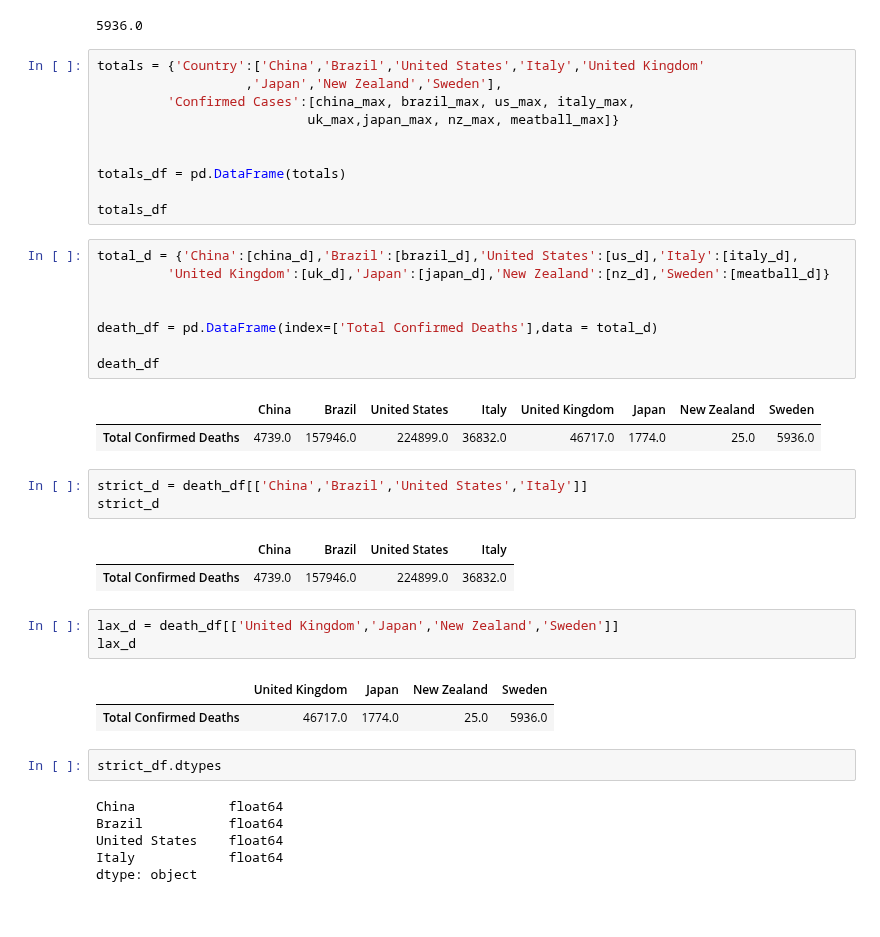
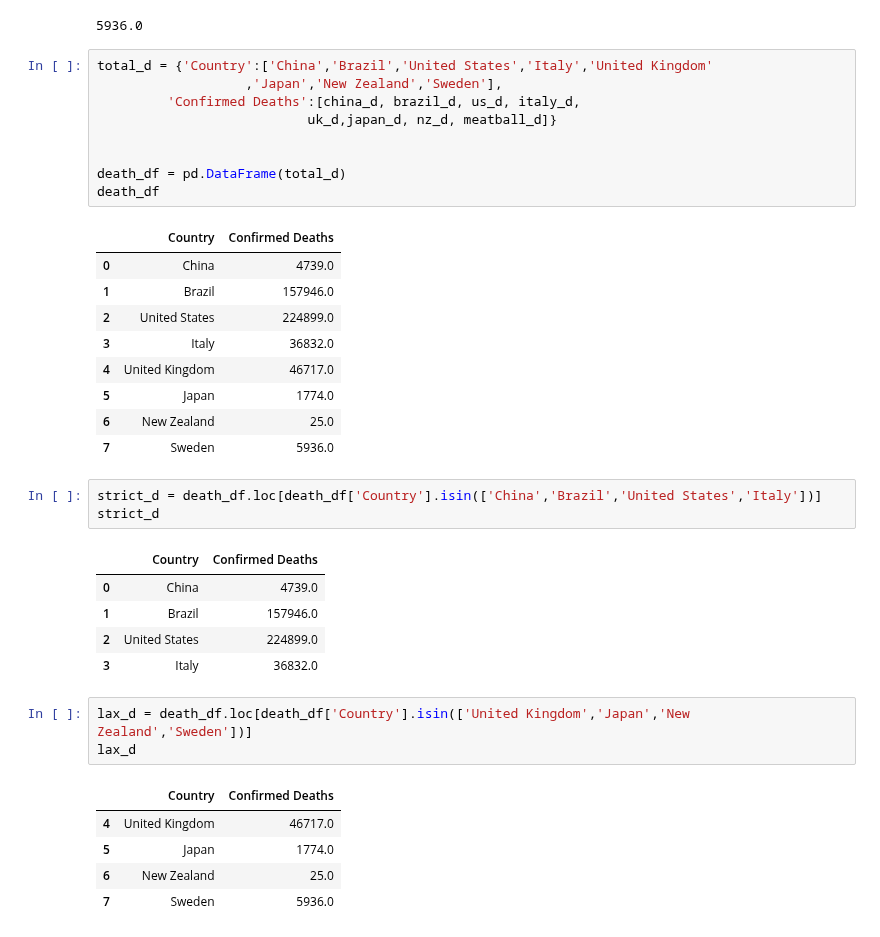
Before and after one commit to rejane-b/Project_1, a Jupyter notebook: Rankings.ipynb, the cells around one changed output. Saved outputs shown, nothing was run; the diff lists cells and outputs as text.

```diff
--- a/Rankings.ipynb
+++ b/Rankings.ipynb
@@ -440,43 +442,39 @@ meatball_d
 # %% [output]
 5936.0
 # %%
-totals = {'Country':['China','Brazil','United States','Italy','United Kingdom'
+total_d = {'Country':['China','Brazil','United States','Italy','United Kingdom'
                    ,'Japan','New Zealand','Sweden'],
-         'Confirmed Cases':[china_max, brazil_max, us_max, italy_max,
-                           uk_max,japan_max, nz_max, meatball_max]}
+         'Confirmed Deaths':[china_d, brazil_d, us_d, italy_d,
+                           uk_d,japan_d, nz_d, meatball_d]}
 
 
-totals_df = pd.DataFrame(totals)
-
-totals_df
+death_df = pd.DataFrame(total_d)
+death_df
+# %% [output]
+|  | Country | Confirmed Deaths |
+| 0 | China | 4739.0 |
+| 1 | Brazil | 157946.0 |
+| 2 | United States | 224899.0 |
+| 3 | Italy | 36832.0 |
+| 4 | United Kingdom | 46717.0 |
+| 5 | Japan | 1774.0 |
+| 6 | New Zealand | 25.0 |
+| 7 | Sweden | 5936.0 |
-# %%
-total_d = {'China':[china_d],'Brazil':[brazil_d],'United States':[us_d],'Italy':[italy_d],
-         'United Kingdom':[uk_d],'Japan':[japan_d],'New Zealand':[nz_d],'Sweden':[meatball_d]}
-
-
-death_df = pd.DataFrame(index=['Total Confirmed Deaths'],data = total_d)
-
-death_df
-# %% [output]
-|  | China | Brazil | United States | Italy | United Kingdom | Japan | New Zealand | Sweden |
-| Total Confirmed Deaths | 4739.0 | 157946.0 | 224899.0 | 36832.0 | 46717.0 | 1774.0 | 25.0 | 5936.0 |
 # %%
-strict_d = death_df[['China','Brazil','United States','Italy']]
+strict_d = death_df.loc[death_df['Country'].isin(['China','Brazil','United States','Italy'])]
 strict_d
 # %% [output]
-|  | China | Brazil | United States | Italy |
-| Total Confirmed Deaths | 4739.0 | 157946.0 | 224899.0 | 36832.0 |
+|  | Country | Confirmed Deaths |
+| 0 | China | 4739.0 |
+| 1 | Brazil | 157946.0 |
+| 2 | United States | 224899.0 |
+| 3 | Italy | 36832.0 |
 # %%
-lax_d = death_df[['United Kingdom','Japan','New Zealand','Sweden']]
+lax_d = death_df.loc[death_df['Country'].isin(['United Kingdom','Japan','New Zealand','Sweden'])]
 lax_d
 # %% [output]
-|  | United Kingdom | Japan | New Zealand | Sweden |
-| Total Confirmed Deaths | 46717.0 | 1774.0 | 25.0 | 5936.0 |
+|  | Country | Confirmed Deaths |
+| 4 | United Kingdom | 46717.0 |
+| 5 | Japan | 1774.0 |
+| 6 | New Zealand | 25.0 |
+| 7 | Sweden | 5936.0 |
-# %%
-strict_df.dtypes
-# %% [output]
-China            float64
-Brazil           float64
-United States    float64
-Italy            float64
-dtype: object
```
Also changed, not shown: parts of 9 cells of this notebook.
